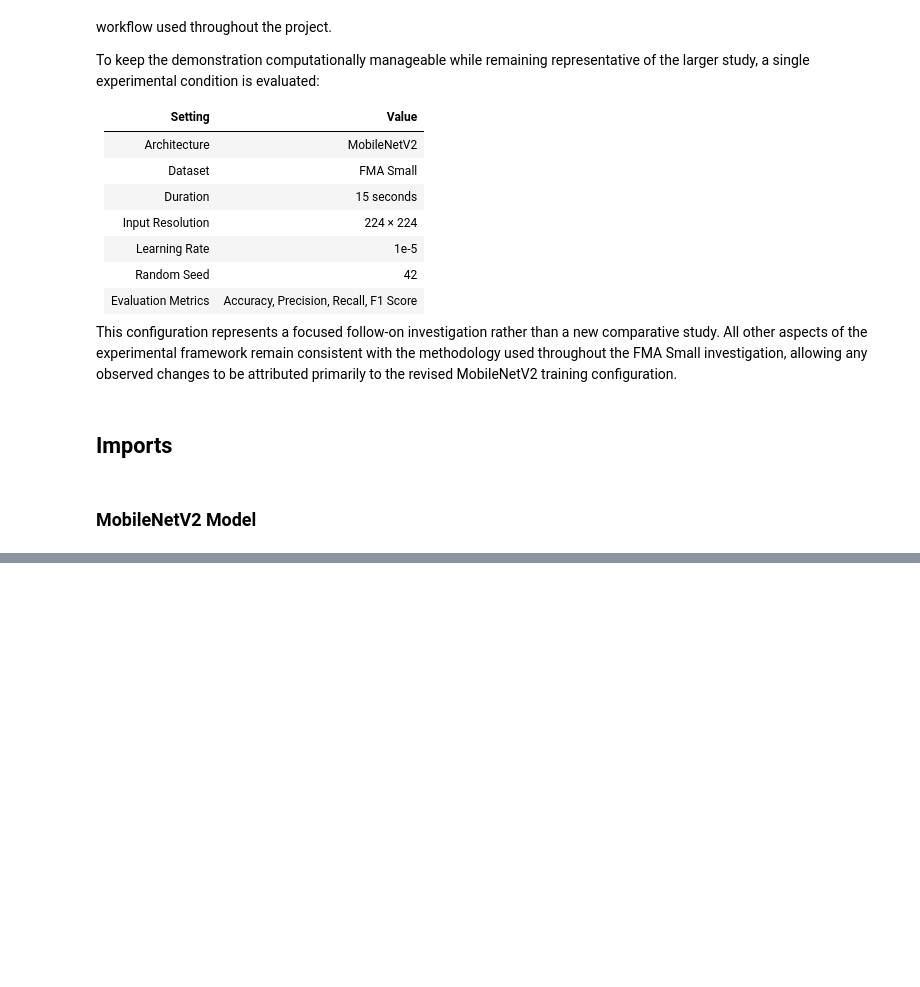
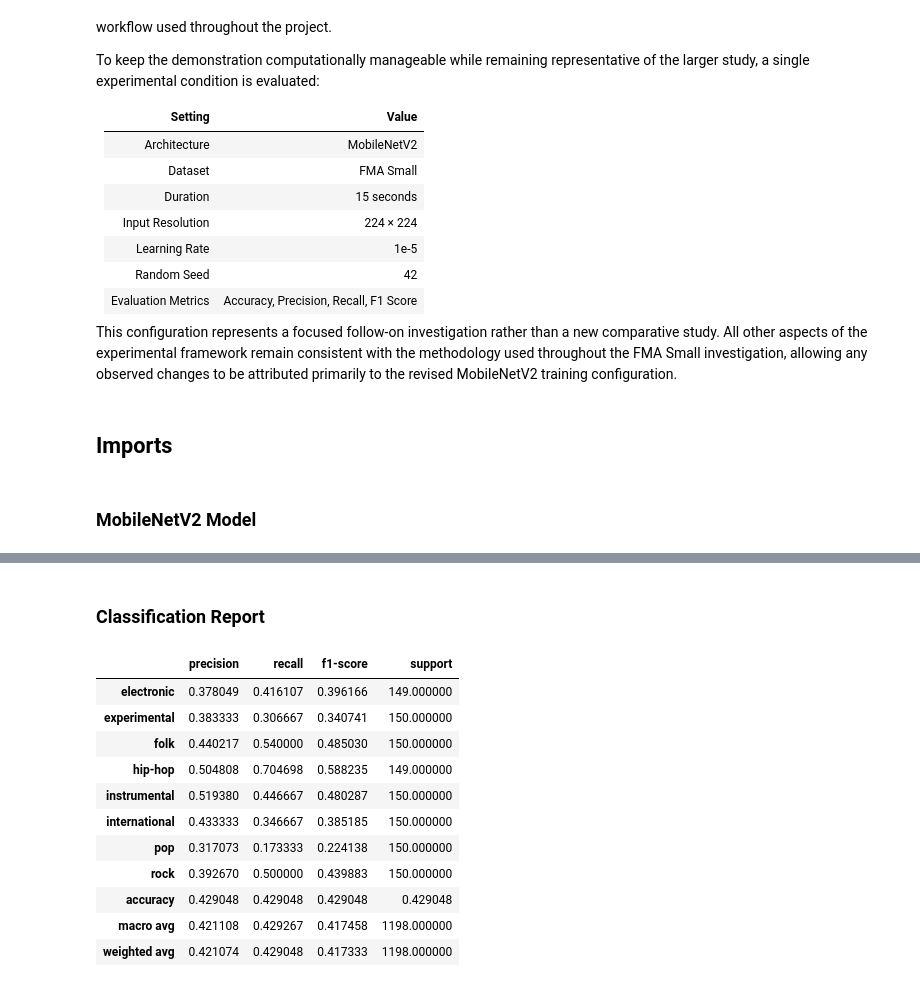
Before and after one commit to d-bruning/deep-learning-audio-classification, a Jupyter notebook: overview.ipynb, the cells around one changed output, grey strips where cells are left out. Cells and saved outputs as stored; diff of their text form; code cells hidden in the pictures; blank space fills up the shorter version.

Commit message:
Added overview notebook experimental run and test results with commentary

```diff
--- a/overview.ipynb
+++ b/overview.ipynb
@@ -341,0 +795,17 @@ print(
+# %%
+for images, labels in train_ds.take(1):
+
+    print(
+        f"Images: {images.shape}"
+    )
+
+    print(
+        f"Labels: {labels.shape}"
+    )
+
+    print(
+        f"Pixel Range: "
+        f"{images.numpy().min():.3f} "
+        f"to "
+        f"{images.numpy().max():.3f}"
+    )
@@ -341,0 +1250,39 @@ print(
+# %% [markdown]
+### Classification Report
+# %%
+# =====================================================
+# CLASSIFICATION REPORT
+# =====================================================
+
+report = classification_report(
+
+    y_true,
+
+    y_pred,
+
+    target_names=CLASS_NAMES,
+
+    output_dict=True,
+
+    zero_division=0
+)
+
+classification_report_df = (
+    pd.DataFrame(report)
+    .transpose()
+)
+
+classification_report_df
+# %% [output]
+|  | precision | recall | f1-score | support |
+| electronic | 0.378049 | 0.416107 | 0.396166 | 149.000000 |
+| experimental | 0.383333 | 0.306667 | 0.340741 | 150.000000 |
+| folk | 0.440217 | 0.540000 | 0.485030 | 150.000000 |
+| hip-hop | 0.504808 | 0.704698 | 0.588235 | 149.000000 |
+| instrumental | 0.519380 | 0.446667 | 0.480287 | 150.000000 |
+| international | 0.433333 | 0.346667 | 0.385185 | 150.000000 |
+| pop | 0.317073 | 0.173333 | 0.224138 | 150.000000 |
+| rock | 0.392670 | 0.500000 | 0.439883 | 150.000000 |
+| accuracy | 0.429048 | 0.429048 | 0.429048 | 0.429048 |
+| macro avg | 0.421108 | 0.429267 | 0.417458 | 1198.000000 |
+| weighted avg | 0.421074 | 0.429048 | 0.417333 | 1198.000000 |
```
Also changed, not shown: parts of 51 cells of this notebook, 1 other file.
